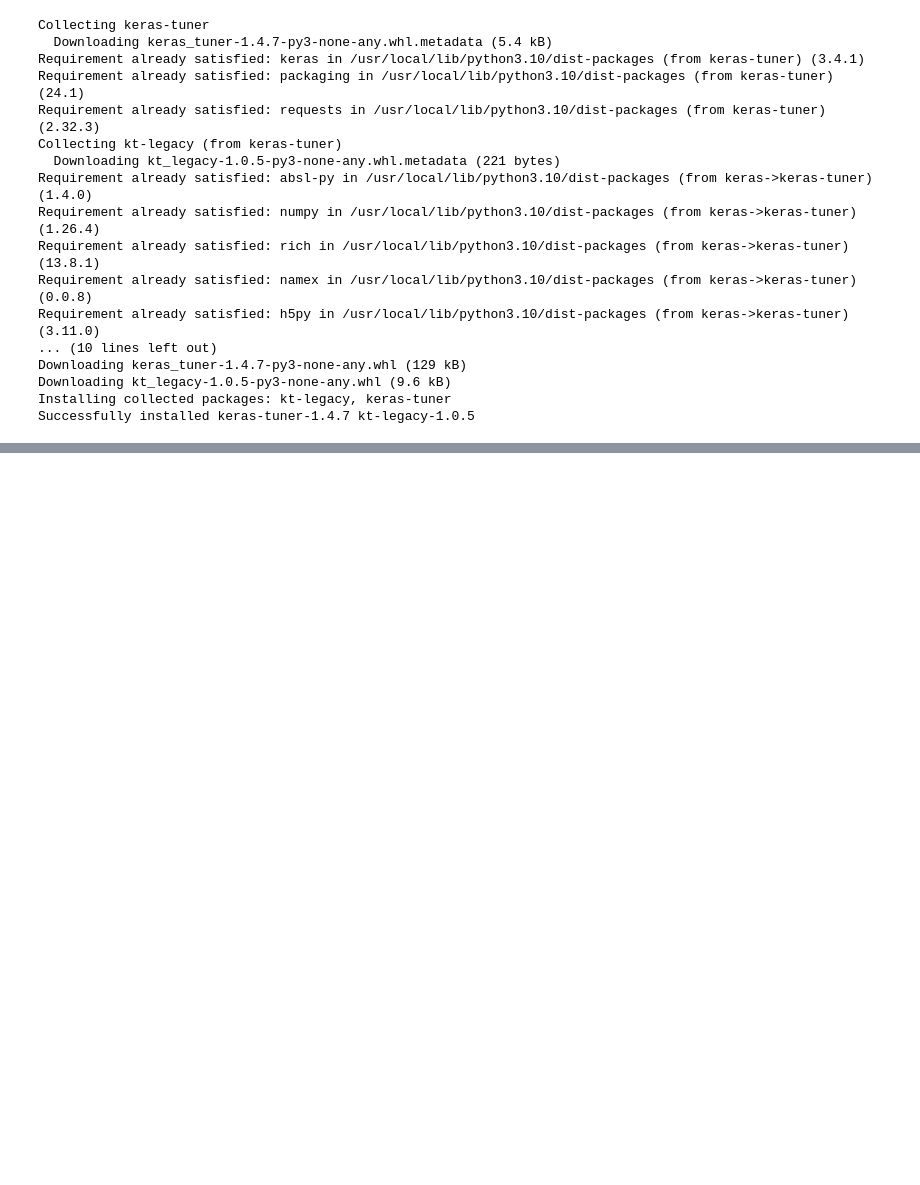
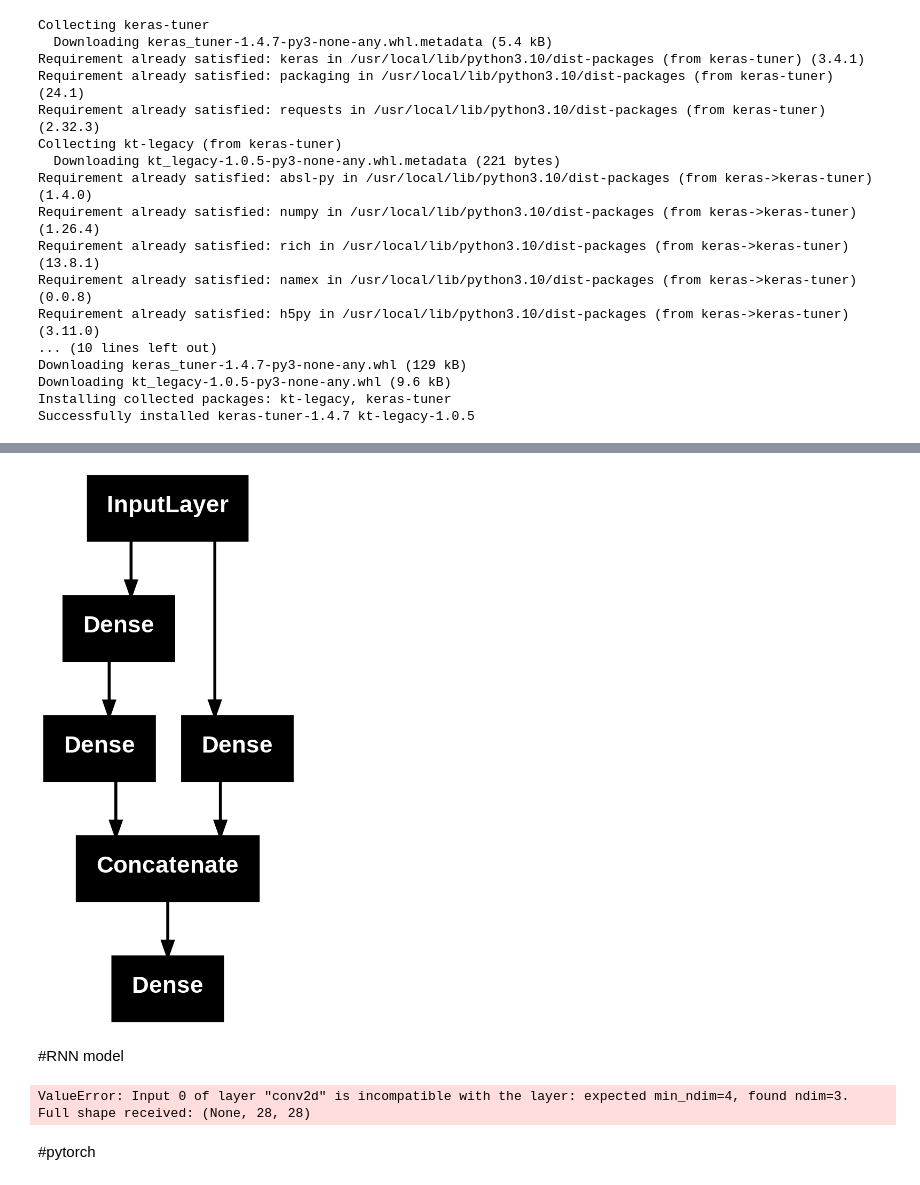
Before and after one commit to kalki81000/deep-learning, a Jupyter notebook: Untitled93.ipynb, the cells around one changed output, grey strips where cells are left out. Saved outputs shown, nothing was run; the diff lists cells and outputs as text; code cells hidden in the pictures; blank space fills up the shorter version.

```diff
--- a/Untitled93.ipynb
+++ b/Untitled93.ipynb
@@ -183,0 +198,15 @@ Model: "sequential"
+# %%
+input_layer = Input(shape = (28 , 28))
+
+hidden11 = Dense(128 , activation = 'relu')(input_layer)
+hidden12 = Dense(64 , activation = 'relu')(hidden11)
+
+hidden21 = Dense(64 , activation = 'relu')(input_layer)
+
+
+
+merge = concatenate([hidden12 , hidden21])
+
+output_layer= Dense(10 , activation = 'softmax')(merge)
+# %%
+model = Model(inputs = [input_layer] , outputs = output_layer)
@@ -183,0 +237,7 @@ Model: "sequential"
+# %%
+from keras.utils import plot_model
+plot_model(model)
+# %% [output]
+[figure, added]
+# %% [markdown]
+#RNN model
@@ -183,0 +247,19 @@ Model: "sequential"
+# %%
+input_layer = Input(shape = (28 , 28))
+
+hidden11 = Dense(128 , activation = 'relu')(input_layer)
+hidden12 = Dense(32 , activation = 'relu')(hidden11)
+
+hidden21 = Conv2D(32 , (3,3) , activation = 'relu')(input_layer)
+
+hidden31 = RNN(64, activation = 'relu')(input_layer)
+
+
+
+merge = concatenate([hidden12 , hidden21])
+
+output_layer= Dense(10 , activation = 'softmax')(merge)
+# %% [output]
+ValueError: Input 0 of layer "conv2d" is incompatible with the layer: expected min_ndim=4, found ndim=3. Full shape received: (None, 28, 28)
+# %% [markdown]
+#pytorch
```
Also changed, not shown: parts of 14 cells of this notebook.
